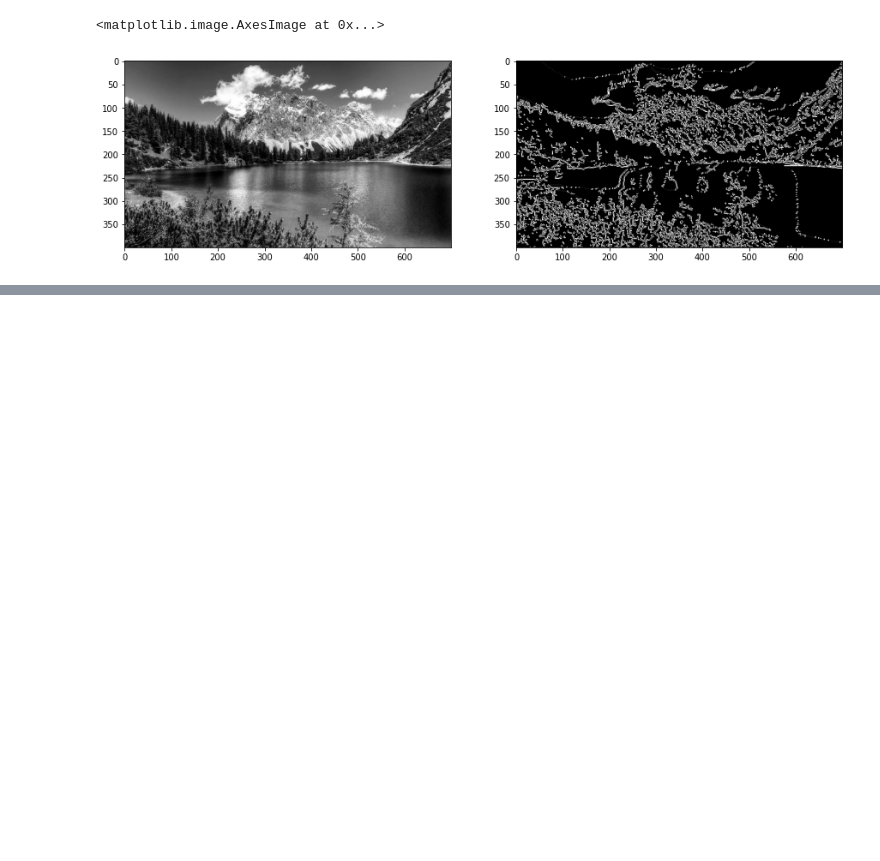
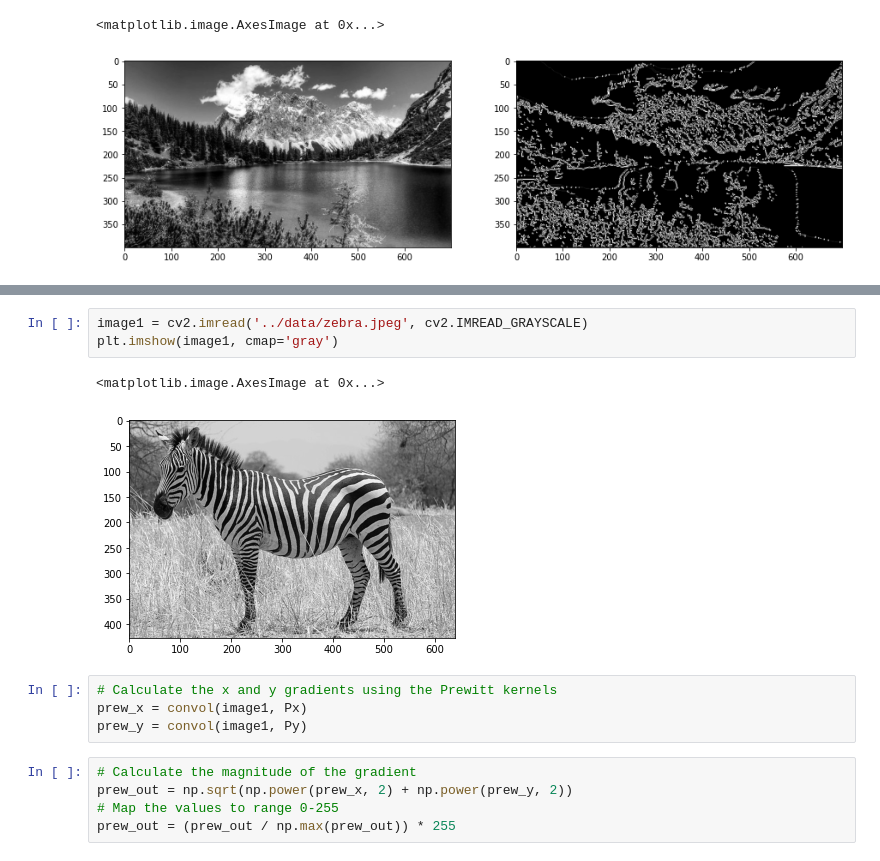
Before and after one commit to ivnlee/tec-mna-cv, a Jupyter notebook: week_3/3_sobel_canny_edge_detection.ipynb, the cells around one changed output, grey strips where cells are left out. Saved outputs shown, nothing was run; the diff lists cells and outputs as text; blank space fills up the shorter version.

```diff
--- a/week_3/3_sobel_canny_edge_detection.ipynb
+++ b/week_3/3_sobel_canny_edge_detection.ipynb
@@ -319,0 +359,15 @@ plt.imshow(img_final, cmap="gray")
+# %%
+image1 = cv2.imread('../data/zebra.jpeg', cv2.IMREAD_GRAYSCALE)
+plt.imshow(image1, cmap='gray')
+# %% [output]
+<matplotlib.image.AxesImage at 0x...>
+[figure, added]
+# %%
+# Calculate the x and y gradients using the Prewitt kernels
+prew_x = convol(image1, Px)
+prew_y = convol(image1, Py)
+# %%
+# Calculate the magnitude of the gradient
+prew_out = np.sqrt(np.power(prew_x, 2) + np.power(prew_y, 2))
+# Map the values to range 0-255
+prew_out = (prew_out / np.max(prew_out)) * 255
```
Also changed, not shown: parts of 12 cells of this notebook, 2 other files.
